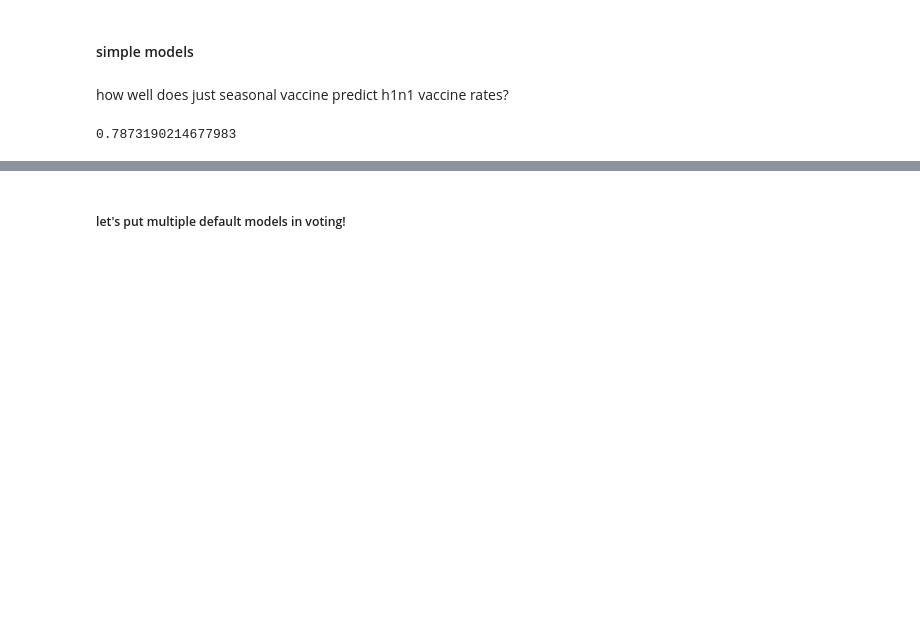
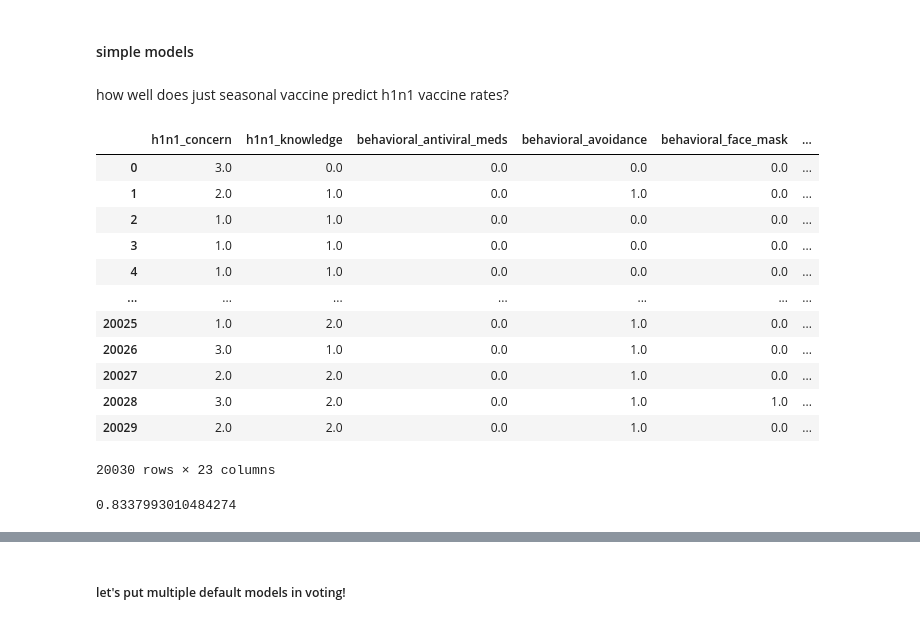
Before and after one commit to xiaohua-su/Predicting_H1N1_Vaccination, a Jupyter notebook: Scratch-Copy1.ipynb, the cells around one changed output, grey strips where cells are left out. Cells and saved outputs as stored; diff of their text form; code cells hidden in the pictures; blank space fills up the shorter version.

```diff
--- a/Scratch-Copy1.ipynb
+++ b/Scratch-Copy1.ipynb
@@ -289,6 +300,6 @@ dummy.score(X_test, y_test)
 # %% [markdown]
 how well does just seasonal vaccine predict h1n1 vaccine rates?
 # %%
-X_simple = X_train[['seasonal_vaccine']]
+X_simple = X_train.select_dtypes(np.number)
 y_simple = y_train
 # %%
@@ -296 +308,19 @@ X_sm, y_sm = SMOTE(sampling_strategy= 0.35, random_state=1).fit_resample(X_simpl
+# %%
+X_simple_trans = pd.DataFrame(SimpleImputer().fit_transform(X_simple), columns = X_simple.columns)
+# %%
+X_simple_trans
+# %% [output]
+|  | h1n1_concern | h1n1_knowledge | behavioral_antiviral_meds | behavioral_avoidance | behavioral_face_mask | ... |
+| 0 | 3.0 | 0.0 | 0.0 | 0.0 | 0.0 | ... |
+| 1 | 2.0 | 1.0 | 0.0 | 1.0 | 0.0 | ... |
+| 2 | 1.0 | 1.0 | 0.0 | 0.0 | 0.0 | ... |
+| 3 | 1.0 | 1.0 | 0.0 | 0.0 | 0.0 | ... |
+| 4 | 1.0 | 1.0 | 0.0 | 0.0 | 0.0 | ... |
+| ... | ... | ... | ... | ... | ... | ... |
+| 20025 | 1.0 | 2.0 | 0.0 | 1.0 | 0.0 | ... |
+| 20026 | 3.0 | 1.0 | 0.0 | 1.0 | 0.0 | ... |
+| 20027 | 2.0 | 2.0 | 0.0 | 1.0 | 0.0 | ... |
+| 20028 | 3.0 | 2.0 | 0.0 | 1.0 | 1.0 | ... |
+| 20029 | 2.0 | 2.0 | 0.0 | 1.0 | 0.0 | ... |
+20030 rows × 23 columns
 # %%
@@ -298,4 +328,4 @@ logreg1 = LogisticRegression(random_state=1).fit(X_sm,y_sm)
 # %%
-logreg1.score(X_simple,y_simple)
+logreg1.score(X_simple_trans,y_simple)
 # %% [output]
-0.7873190214677983
+0.8337993010484274
```
Also changed, not shown: parts of 78 cells of this notebook, 9 other files.
